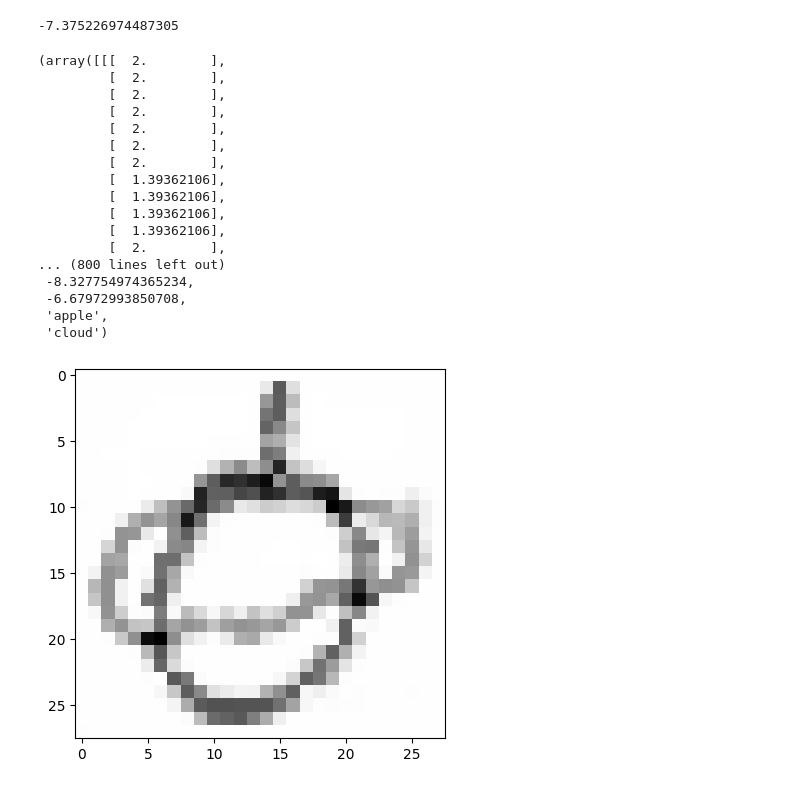
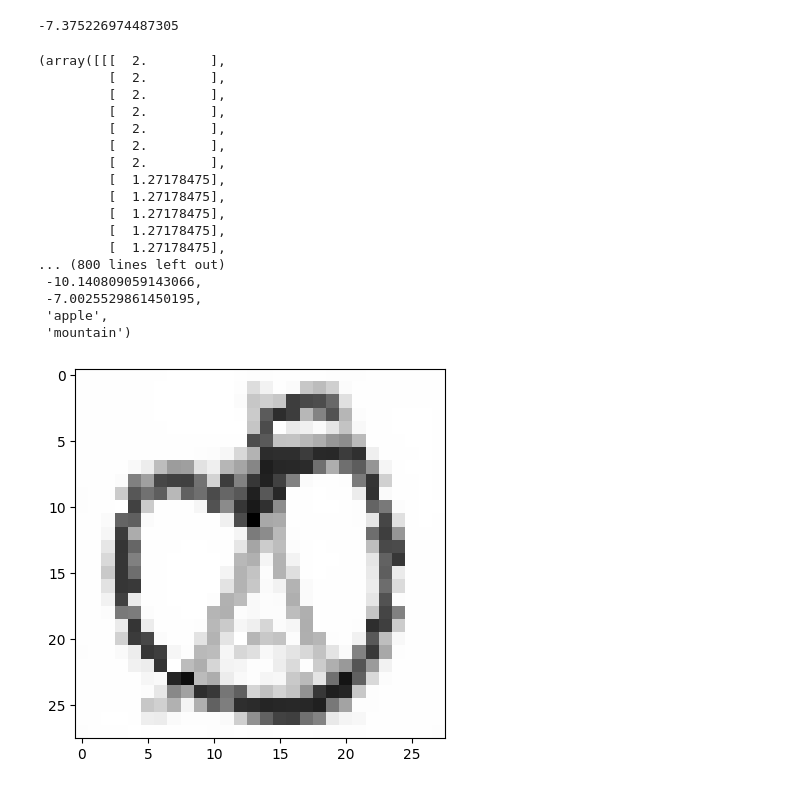
Before and after one commit to janmfriedli/PICA-2, a Jupyter notebook: PICA-2/Predict_Model.ipynb, the cells around one changed output. Drawn from its saved outputs; the diff is of its cells as text; code cells hidden in the pictures.

```diff
--- a/PICA-2/Predict_Model.ipynb
+++ b/PICA-2/Predict_Model.ipynb
@@ -232,7 +232,7 @@ strength = 0.001
 
 #UserInput
 alpha = "apple"
-beta = "cloud"
+beta = "mountain"
 color = "blue"
 
 def super_function(alpha, beta, color=color):
@@ -262,39 +262,39 @@ def super_function(alpha, beta, color=color):
             initial_image = image_numpy_mixer(initial_image, add_image_beta, strength)
             a_pred = discriminate_image(alpha, initial_image)
             b_pred = discriminate_image(beta, initial_image)
             condition = (a_pred < alpha_fakeness and b_pred < beta_fakeness)
             iter += 1
 
         if condition == True:
             break
 
         if iter == max_iter:
             break
 
     # Add color to the background
     # initial_image = color_under_image(color, initial_image)
 
     # Show the image
     plt.imshow(initial_image, cmap='gray_r')
     return initial_image, iter, a_pred, b_pred, alpha, beta
 
 super_function(alpha, beta, color=color)
 # %% [output]
 (array([[[  2.        ],
          [  2.        ],
          [  2.        ],
          [  2.        ],
          [  2.        ],
          [  2.        ],
          [  2.        ],
-         [  1.39362106],
-         [  1.39362106],
-         [  1.39362106],
-         [  1.39362106],
-         [  2.        ],
+         [  1.27178475],
+         [  1.27178475],
+         [  1.27178475],
+         [  1.27178475],
+         [  1.27178475],
 ... (800 lines left out)
- -8.327754974365234,
- -6.67972993850708,
+ -10.140809059143066,
+ -7.0025529861450195,
  'apple',
- 'cloud')
+ 'mountain')
-[figure, old version]
+[figure, new version]
```
